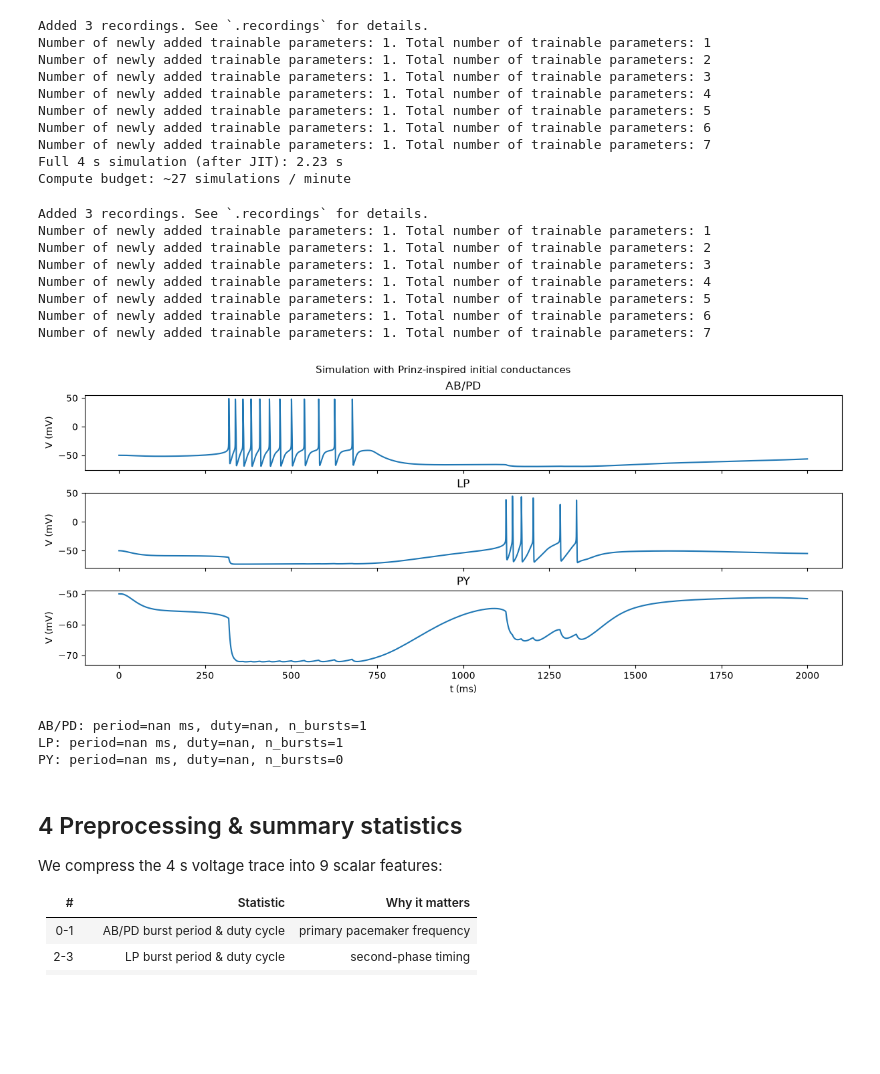
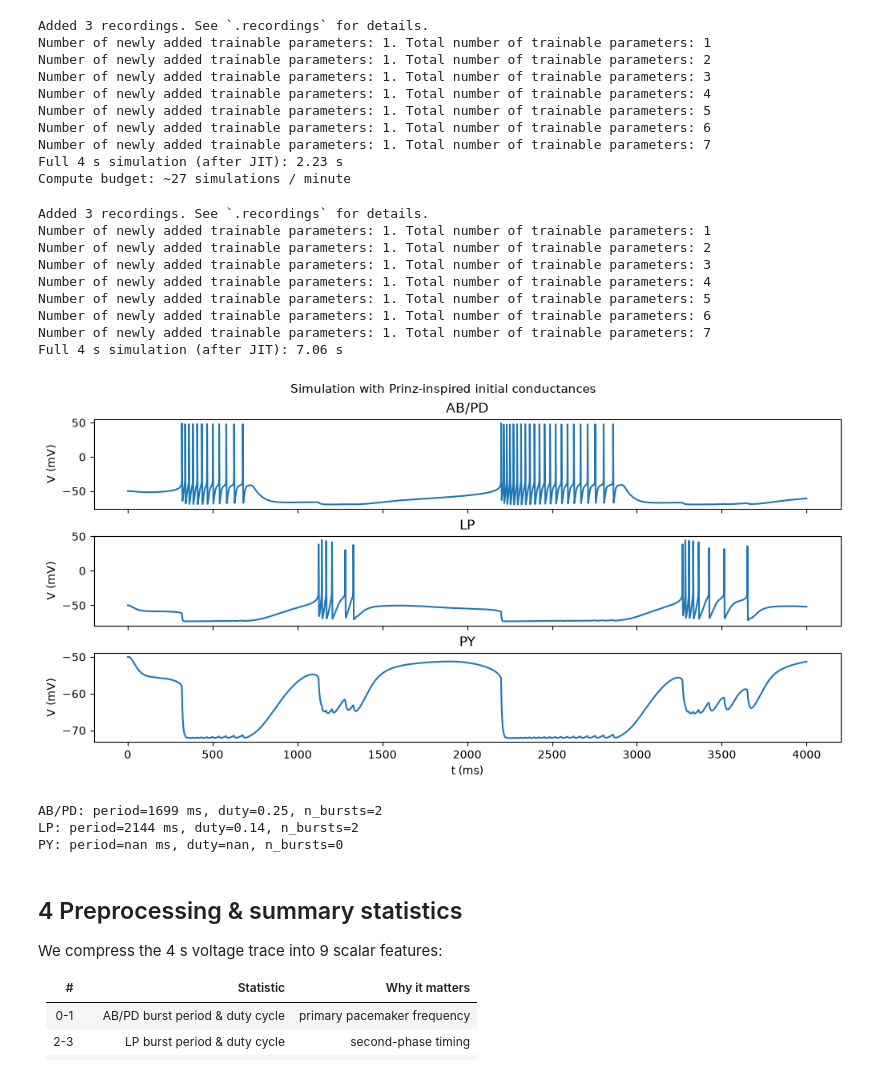
Before and after one commit to A-Potthoff/Neural_Data_Science_project, a Jupyter notebook: notebooks/main.ipynb, the cells around one changed output. Saved outputs shown, nothing was run; the diff lists cells and outputs as text; code cells hidden in the pictures; blank space fills up the shorter version.

```diff
--- a/notebooks/main.ipynb
+++ b/notebooks/main.ipynb
@@ -190,27 +190,32 @@ Full 4 s simulation (after JIT): 2.23 s
 Compute budget: ~27 simulations / minute
 # %%
 # Default model trace (very weak synapses → near-intrinsic dynamics)
-_, v_default = simulate(PRINZ_G_INIT_US, t_max=2000.0)
+
+_, v_default = simulate(PRINZ_G_INIT_US, t_max=4000.0)
+t1 = time.time()
+
+
 t_plot = np.arange(v_default.shape[1]) * 0.025
 fig, axs = plot_pyloric(t_plot, v_default)
 fig.suptitle('Simulation with Prinz-inspired initial conductances', fontsize=11)
 plt.show()
 
 for i, name in enumerate(['AB/PD', 'LP', 'PY']):
     s = _burst_stats_single(v_default[i], dt=0.025)
     print(f'{name}: period={s["period_ms"]:.0f} ms, duty={s["duty_cycle"]:.2f}, n_bursts={s["n_bursts"]}')
 # %% [output]
 Added 3 recordings. See `.recordings` for details.
 Number of newly added trainable parameters: 1. Total number of trainable parameters: 1
 Number of newly added trainable parameters: 1. Total number of trainable parameters: 2
 Number of newly added trainable parameters: 1. Total number of trainable parameters: 3
 Number of newly added trainable parameters: 1. Total number of trainable parameters: 4
 Number of newly added trainable parameters: 1. Total number of trainable parameters: 5
 Number of newly added trainable parameters: 1. Total number of trainable parameters: 6
 Number of newly added trainable parameters: 1. Total number of trainable parameters: 7
+Full 4 s simulation (after JIT): 7.06 s
-[figure, old version]
+[figure, new version]
-AB/PD: period=nan ms, duty=nan, n_bursts=1
-LP: period=nan ms, duty=nan, n_bursts=1
+AB/PD: period=1699 ms, duty=0.25, n_bursts=2
+LP: period=2144 ms, duty=0.14, n_bursts=2
 PY: period=nan ms, duty=nan, n_bursts=0
 # %% [markdown]
 ## 4  Preprocessing & summary statistics
```
Also changed, not shown: parts of 1 cell of this notebook.
